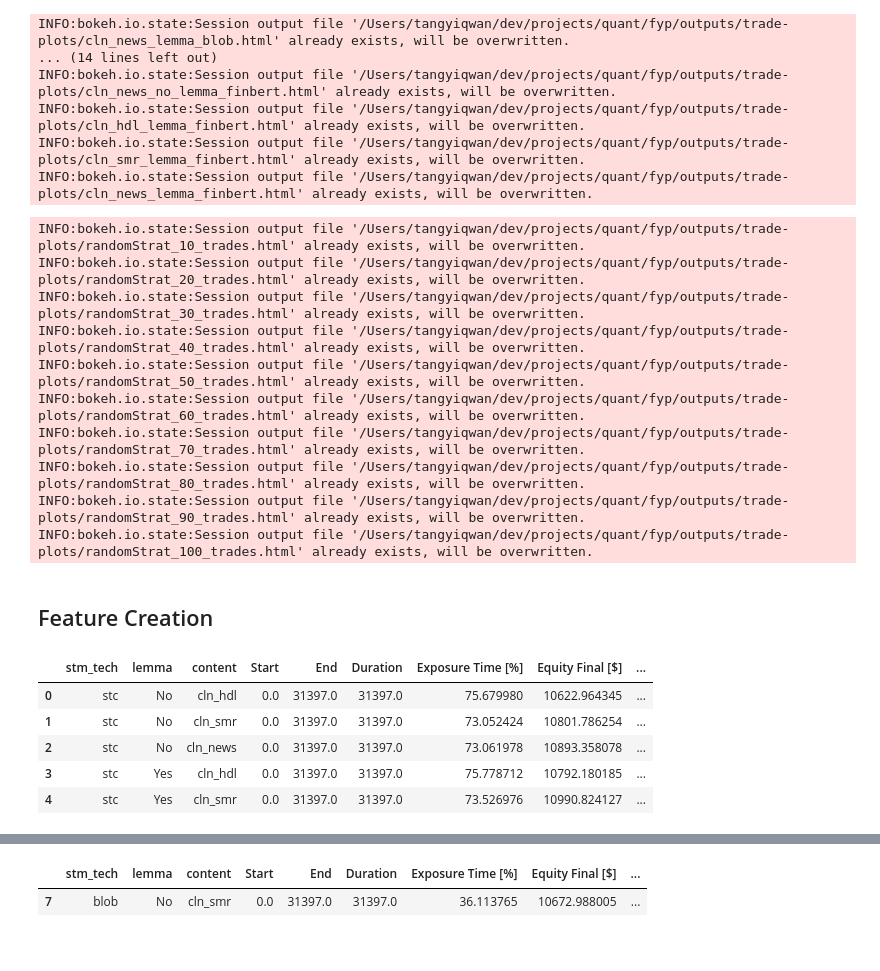
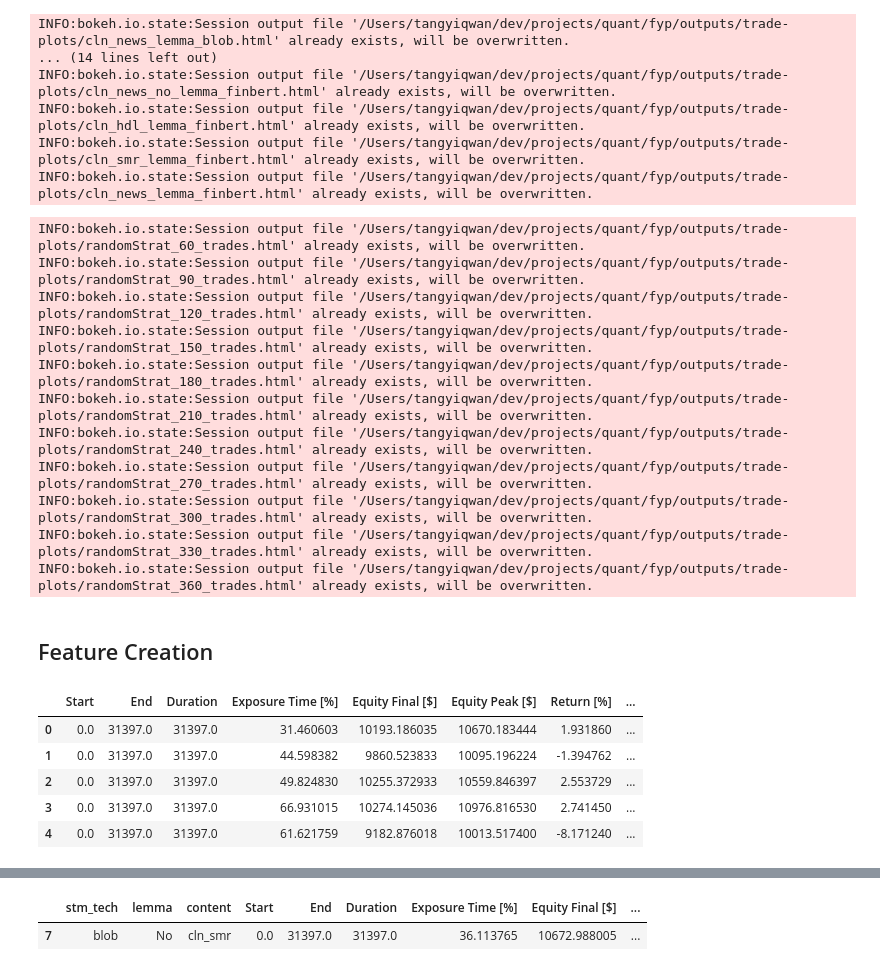
Before and after one commit to yiqwan/stock-forecast-with-sentiment, a Jupyter notebook: notebooks/trading.ipynb, the cells around one changed output, grey strips where cells are left out. Cells and saved outputs as stored; diff of their text form; code cells hidden in the pictures.

```diff
--- a/notebooks/trading.ipynb
+++ b/notebooks/trading.ipynb
@@ -622,7 +596,7 @@ INFO:bokeh.io.state:Session output file '/Users/tangyiqwan/dev/projects/quant/fy
 # %%
 np.random.seed(7)
 random_df_list = []
-for ttl_trade in range(10, 110, 10):
+for ttl_trade in range(60, 390, 30):
     # Running the backtest
     # Pass in tick data (more opportunities to trade compared to merged data)
     bt = Backtest(
@@ -649,32 +623,33 @@ for ttl_trade in range(10, 110, 10):
 
     random_df_list.append(results)
 # %% [output]
-INFO:bokeh.io.state:Session output file '/Users/tangyiqwan/dev/projects/quant/fyp/outputs/trade-plots/randomStrat_10_trades.html' already exists, will be overwritten.
-INFO:bokeh.io.state:Session output file '/Users/tangyiqwan/dev/projects/quant/fyp/outputs/trade-plots/randomStrat_20_trades.html' already exists, will be overwritten.
-INFO:bokeh.io.state:Session output file '/Users/tangyiqwan/dev/projects/quant/fyp/outputs/trade-plots/randomStrat_30_trades.html' already exists, will be overwritten.
-INFO:bokeh.io.state:Session output file '/Users/tangyiqwan/dev/projects/quant/fyp/outputs/trade-plots/randomStrat_40_trades.html' already exists, will be overwritten.
-INFO:bokeh.io.state:Session output file '/Users/tangyiqwan/dev/projects/quant/fyp/outputs/trade-plots/randomStrat_50_trades.html' already exists, will be overwritten.
 INFO:bokeh.io.state:Session output file '/Users/tangyiqwan/dev/projects/quant/fyp/outputs/trade-plots/randomStrat_60_trades.html' already exists, will be overwritten.
-INFO:bokeh.io.state:Session output file '/Users/tangyiqwan/dev/projects/quant/fyp/outputs/trade-plots/randomStrat_70_trades.html' already exists, will be overwritten.
-INFO:bokeh.io.state:Session output file '/Users/tangyiqwan/dev/projects/quant/fyp/outputs/trade-plots/randomStrat_80_trades.html' already exists, will be overwritten.
 INFO:bokeh.io.state:Session output file '/Users/tangyiqwan/dev/projects/quant/fyp/outputs/trade-plots/randomStrat_90_trades.html' already exists, will be overwritten.
-INFO:bokeh.io.state:Session output file '/Users/tangyiqwan/dev/projects/quant/fyp/outputs/trade-plots/randomStrat_100_trades.html' already exists, will be overwritten.
+INFO:bokeh.io.state:Session output file '/Users/tangyiqwan/dev/projects/quant/fyp/outputs/trade-plots/randomStrat_120_trades.html' already exists, will be overwritten.
+INFO:bokeh.io.state:Session output file '/Users/tangyiqwan/dev/projects/quant/fyp/outputs/trade-plots/randomStrat_150_trades.html' already exists, will be overwritten.
+INFO:bokeh.io.state:Session output file '/Users/tangyiqwan/dev/projects/quant/fyp/outputs/trade-plots/randomStrat_180_trades.html' already exists, will be overwritten.
+INFO:bokeh.io.state:Session output file '/Users/tangyiqwan/dev/projects/quant/fyp/outputs/trade-plots/randomStrat_210_trades.html' already exists, will be overwritten.
+INFO:bokeh.io.state:Session output file '/Users/tangyiqwan/dev/projects/quant/fyp/outputs/trade-plots/randomStrat_240_trades.html' already exists, will be overwritten.
+INFO:bokeh.io.state:Session output file '/Users/tangyiqwan/dev/projects/quant/fyp/outputs/trade-plots/randomStrat_270_trades.html' already exists, will be overwritten.
+INFO:bokeh.io.state:Session output file '/Users/tangyiqwan/dev/projects/quant/fyp/outputs/trade-plots/randomStrat_300_trades.html' already exists, will be overwritten.
+INFO:bokeh.io.state:Session output file '/Users/tangyiqwan/dev/projects/quant/fyp/outputs/trade-plots/randomStrat_330_trades.html' already exists, will be overwritten.
+INFO:bokeh.io.state:Session output file '/Users/tangyiqwan/dev/projects/quant/fyp/outputs/trade-plots/randomStrat_360_trades.html' already exists, will be overwritten.
 # %% [markdown]
 ## Feature Creation
 # %%
 pd.set_option('display.max_columns', None)  # Show all columns
 # pd.set_option('display.max_colwidth', None)  # Show full width of each column
 
 rdf = pd.DataFrame(df_list)
 random_rdf = pd.DataFrame(random_df_list)
 
-display(rdf.head())
+display(random_rdf.head())
 pd.reset_option('display.max_columns')
 pd.reset_option('display.max_colwidth')
 # %% [output]
-|  | stm_tech | lemma | content | Start | End | Duration | Exposure Time [%] | Equity Final [$] | ... |
-| 0 | stc | No | cln_hdl | 0.0 | 31397.0 | 31397.0 | 75.679980 | 10622.964345 | ... |
-| 1 | stc | No | cln_smr | 0.0 | 31397.0 | 31397.0 | 73.052424 | 10801.786254 | ... |
-| 2 | stc | No | cln_news | 0.0 | 31397.0 | 31397.0 | 73.061978 | 10893.358078 | ... |
-| 3 | stc | Yes | cln_hdl | 0.0 | 31397.0 | 31397.0 | 75.778712 | 10792.180185 | ... |
-| 4 | stc | Yes | cln_smr | 0.0 | 31397.0 | 31397.0 | 73.526976 | 10990.824127 | ... |
+|  | Start | End | Duration | Exposure Time [%] | Equity Final [$] | Equity Peak [$] | Return [%] | ... |
+| 0 | 0.0 | 31397.0 | 31397.0 | 31.460603 | 10193.186035 | 10670.183444 | 1.931860 | ... |
+| 1 | 0.0 | 31397.0 | 31397.0 | 44.598382 | 9860.523833 | 10095.196224 | -1.394762 | ... |
+| 2 | 0.0 | 31397.0 | 31397.0 | 49.824830 | 10255.372933 | 10559.846397 | 2.553729 | ... |
+| 3 | 0.0 | 31397.0 | 31397.0 | 66.931015 | 10274.145036 | 10976.816530 | 2.741450 | ... |
+| 4 | 0.0 | 31397.0 | 31397.0 | 61.621759 | 9182.876018 | 10013.517400 | -8.171240 | ... |
```
Also changed, not shown: parts of 31 cells of this notebook, 1 other file.
